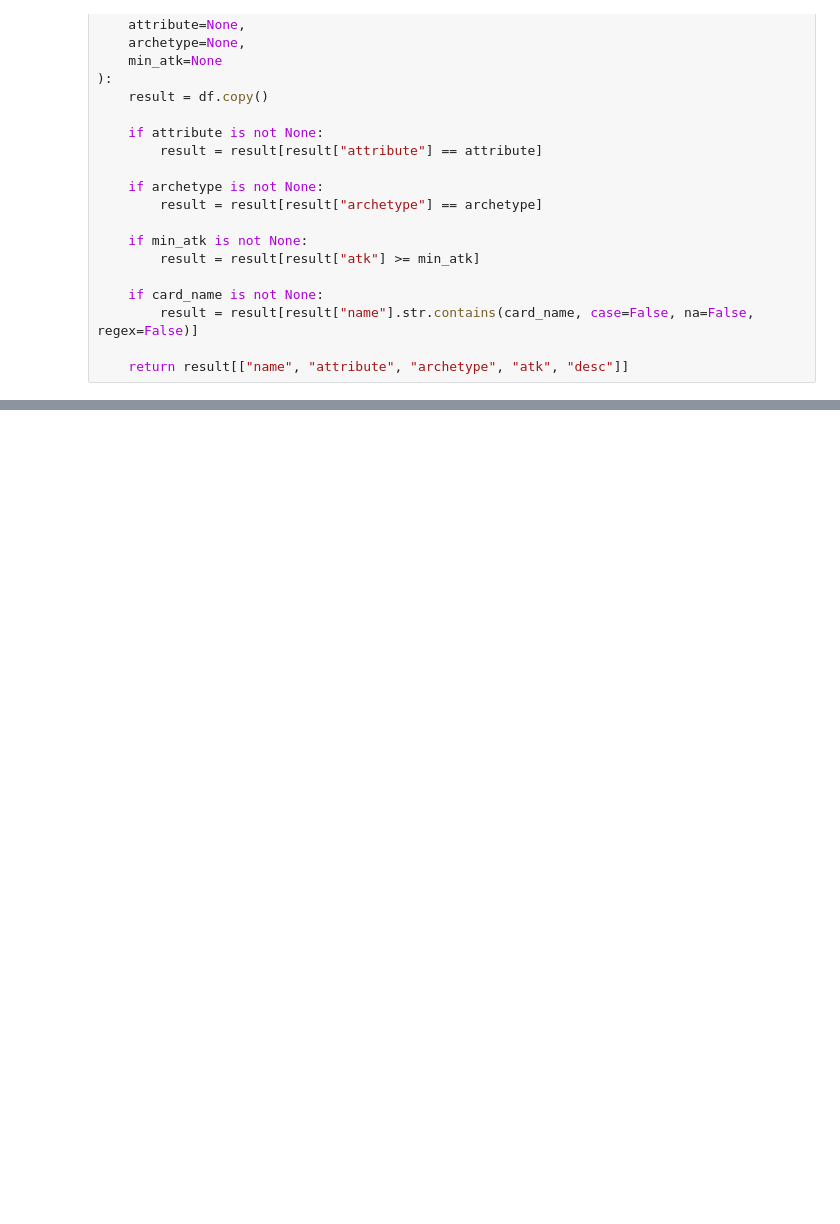
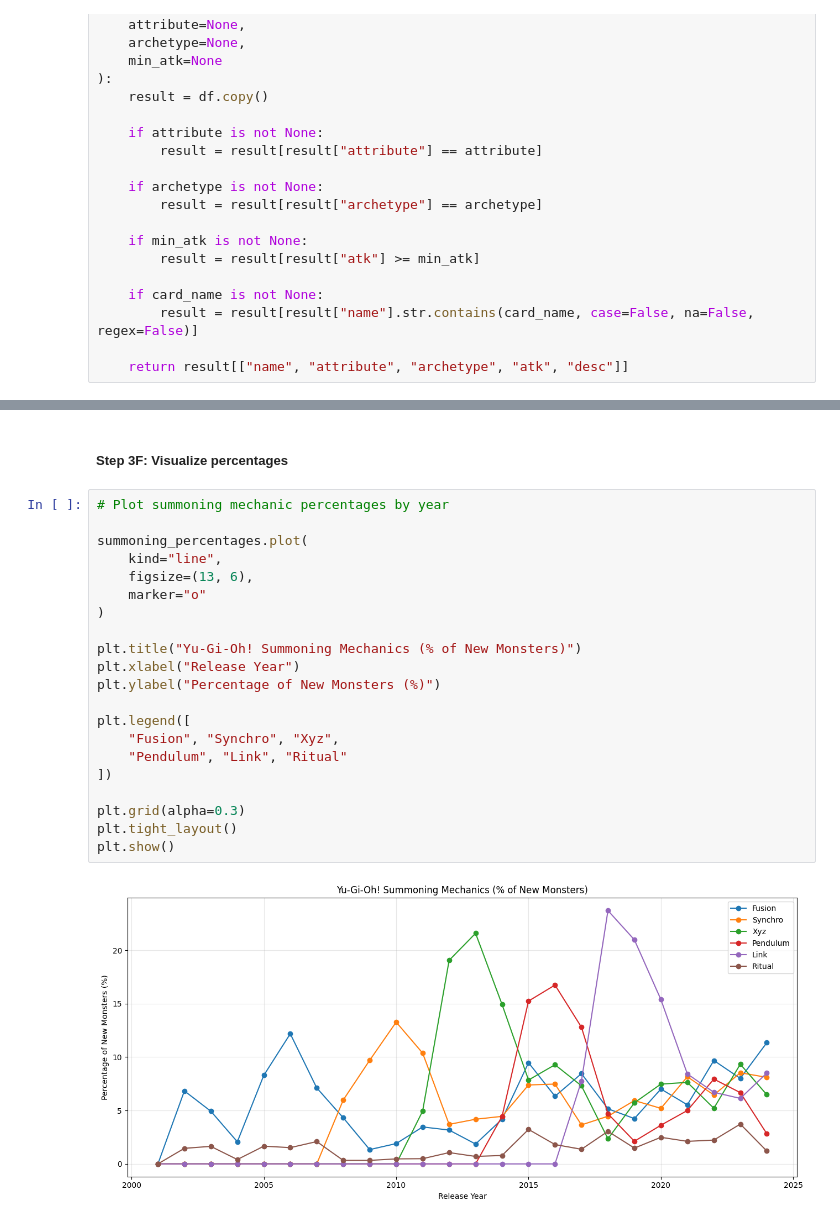
Before and after one commit to josephh2002kimm/625-Insight, a Jupyter notebook: confidential625.ipynb, the cells around one changed output, grey strips where cells are left out. Saved outputs shown, nothing was run; the diff lists cells and outputs as text; blank space fills up the shorter version.

```diff
--- a/confidential625.ipynb
+++ b/confidential625.ipynb
@@ -1822,0 +3930,25 @@ def combo_filter_cards(
+# %% [markdown]
+##### Step 3F: Visualize percentages
+# %%
+# Plot summoning mechanic percentages by year
+
+summoning_percentages.plot(
+    kind="line",
+    figsize=(13, 6),
+    marker="o"
+)
+
+plt.title("Yu-Gi-Oh! Summoning Mechanics (% of New Monsters)")
+plt.xlabel("Release Year")
+plt.ylabel("Percentage of New Monsters (%)")
+
+plt.legend([
+    "Fusion", "Synchro", "Xyz",
+    "Pendulum", "Link", "Ritual"
+])
+
+plt.grid(alpha=0.3)
+plt.tight_layout()
+plt.show()
+# %% [output]
+[figure, added]
```
Also changed, not shown: parts of 297 cells of this notebook, 8 other files.
